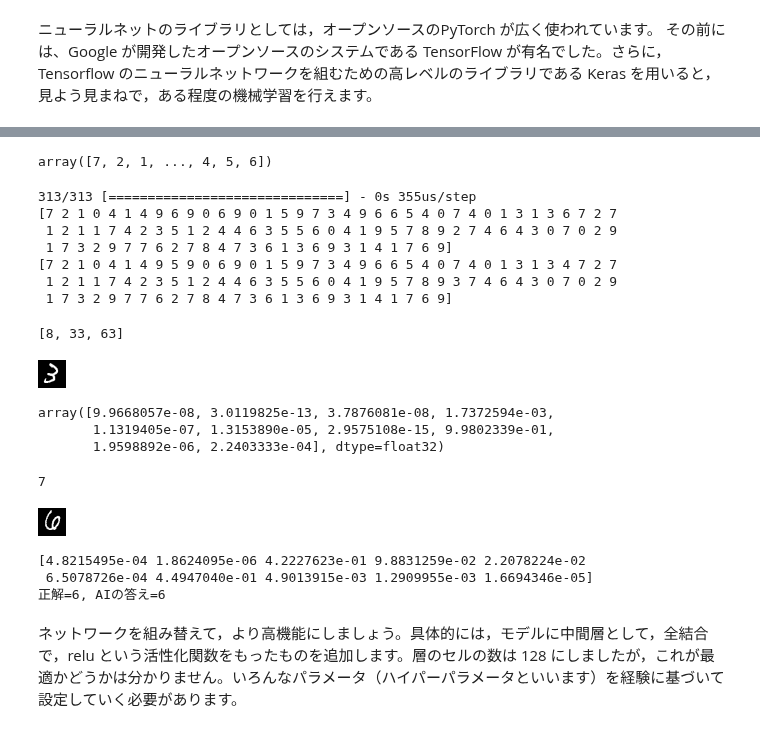
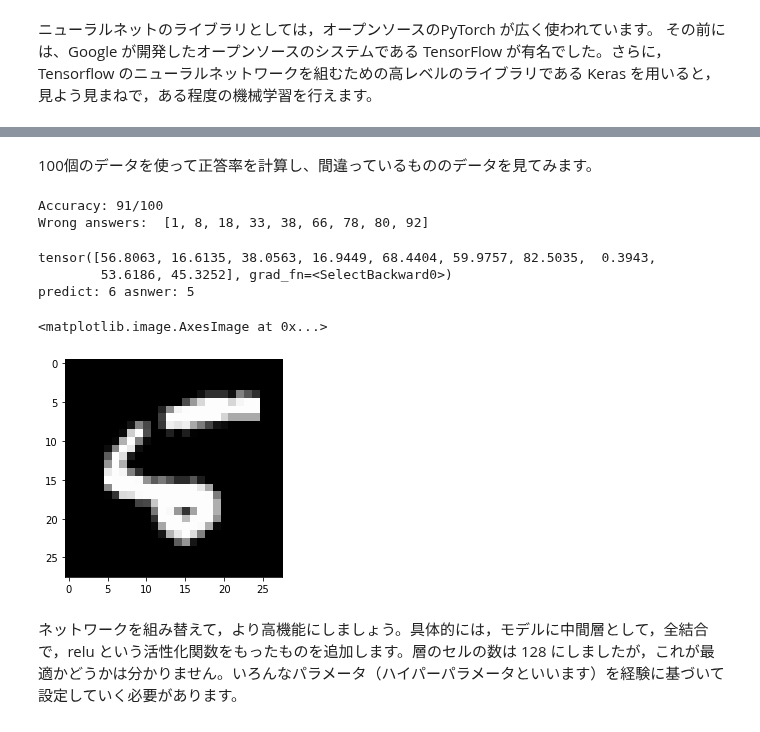
Before and after one commit to HidekiTsuiki/python, a Jupyter notebook: 13NeuralNet.ipynb, the cells around one changed output, grey strips where cells are left out. Saved outputs shown, nothing was run; the diff lists cells and outputs as text; code cells hidden in the pictures.

```diff
--- a/13NeuralNet.ipynb
+++ b/13NeuralNet.ipynb
@@ -33,3 +42,5 @@ from keras.optimizers import RMSprop
 # %%
-# MNISTデータを読込む
-(raw_x_train, raw_y_train), (raw_x_test, raw_y_test) = mnist.load_data()
+# MNISTデータをダウンロードする
+transform = transforms.Compose([transforms.ToTensor(), transforms.Normalize((0.1307,), (0.3081,))])
+training_set = torchvision.datasets.MNIST('./data', train=True, download=True, transform=transform)
+validation_set = torchvision.datasets.MNIST('./data', train=False, download=True, transform=transform)
@@ -116,8 +103,9 @@ print(y_train[0])
 # %%
 # モデルの構築
-model = Sequential()
-model.add(InputLayer(input_shape=(784,)))
-#model.add(Dense(128, activation='relu'))
-model.add(Dense(10, activation='softmax'))
-model.compile(loss='categorical_crossentropy', optimizer='rmsprop', metrics=['accuracy'])
+model = torch.nn.Sequential(
+    torch.nn.Flatten(),
+    torch.nn.Linear(28*28, 10, bias=False),
+)
+optimizer = torch.optim.RMSprop(model.parameters(), lr=0.01)
+loss_fn = torch.nn.CrossEntropyLoss()
 # %% [markdown]
@@ -169,47 +200,31 @@ show(raw_x_test[0])
-# %%
-np.argmax(p, axis=1)
-# %% [output]
-array([7, 2, 1, ..., 4, 5, 6])
+# %% [markdown]
+100個のデータを使って正答率を計算し、間違っているもののデータを見てみます。
 # %%
-p = model.predict(x_test)
-ans = np.argmax(p, axis=1)
-print(ans[0:100])   # AI の答え
+# 100個分のテスト
+images = [torchvision.transforms.functional.normalize(torchvision.transforms.functional.to_tensor(validation_set.data[i].numpy()), (0.1307,), (0.3081,)) for i in range(100)]
+labels = validation_set.targets[:100]
 
-print(raw_y_test[0:100]) # 正解
-[i for i in range(100) if (ans[i] != raw_y_test[i])]
+model.eval()
+p = model(torch.stack(images))
+answer = p.argmax(dim=1)
+correct = answer.eq(labels).sum().item()
+print(f'Accuracy: {correct}/100')
+print("Wrong answers: ", [i for i in range(100) if answer[i] != labels[i]])
 # %% [output]
-313/313 [==============================] - 0s 355us/step
-[7 2 1 0 4 1 4 9 6 9 0 6 9 0 1 5 9 7 3 4 9 6 6 5 4 0 7 4 0 1 3 1 3 6 7 2 7
- 1 2 1 1 7 4 2 3 5 1 2 4 4 6 3 5 5 6 0 4 1 9 5 7 8 9 2 7 4 6 4 3 0 7 0 2 9
- 1 7 3 2 9 7 7 6 2 7 8 4 7 3 6 1 3 6 9 3 1 4 1 7 6 9]
-[7 2 1 0 4 1 4 9 5 9 0 6 9 0 1 5 9 7 3 4 9 6 6 5 4 0 7 4 0 1 3 1 3 4 7 2 7
- 1 2 1 1 7 4 2 3 5 1 2 4 4 6 3 5 5 6 0 4 1 9 5 7 8 9 3 7 4 6 4 3 0 7 0 2 9
- 1 7 3 2 9 7 7 6 2 7 8 4 7 3 6 1 3 6 9 3 1 4 1 7 6 9]
+Accuracy: 91/100
+Wrong answers:  [1, 8, 18, 33, 38, 66, 78, 80, 92]
-[8, 33, 63]
 # %%
-show(raw_x_test[63])
+%matplotlib inline
+index = 8
+print(p[index])
+print("predict:", p[index].argmax().item(), "asnwer:", labels[index].item())
+plt.imshow(validation_set.data[index].numpy(), cmap='gray')
 # %% [output]
+tensor([56.8063, 16.6135, 38.0563, 16.9449, 68.4404, 59.9757, 82.5035,  0.3943,
+        53.6186, 45.3252], grad_fn=<SelectBackward0>)
+predict: 6 asnwer: 5
+<matplotlib.image.AxesImage at 0x...>
-[figure, old version]
+[figure, new version]
-# %%
-p[0]
-# %% [output]
-array([9.9668057e-08, 3.0119825e-13, 3.7876081e-08, 1.7372594e-03,
-       1.1319405e-07, 1.3153890e-05, 2.9575108e-15, 9.9802339e-01,
-       1.9598892e-06, 2.2403333e-04], dtype=float32)
-# %%
-ans[0]
-# %% [output]
-7
-# %%
-a = 66
-show(raw_x_test[a])
-print(p[a])
-print(f"正解={raw_y_test[a]}, AIの答え={ans[a]}")
-# %% [output]
-[figure, removed]
-[4.8215495e-04 1.8624095e-06 4.2227623e-01 9.8831259e-02 2.2078224e-02
- 6.5078726e-04 4.4947040e-01 4.9013915e-03 1.2909955e-03 1.6694346e-05]
-正解=6, AIの答え=6
 # %% [markdown]
 ネットワークを組み替えて，より高機能にしましょう。具体的には，モデルに中間層として，全結合で，relu という活性化関数をもったものを追加します。層のセルの数は 128 にしましたが，これが最適かどうかは分かりません。いろんなパラメータ（ハイパーパラメータといいます）を経験に基づいて設定していく必要があります。
 # %%
```
Also changed, not shown: parts of 31 cells of this notebook, 5 other files.
